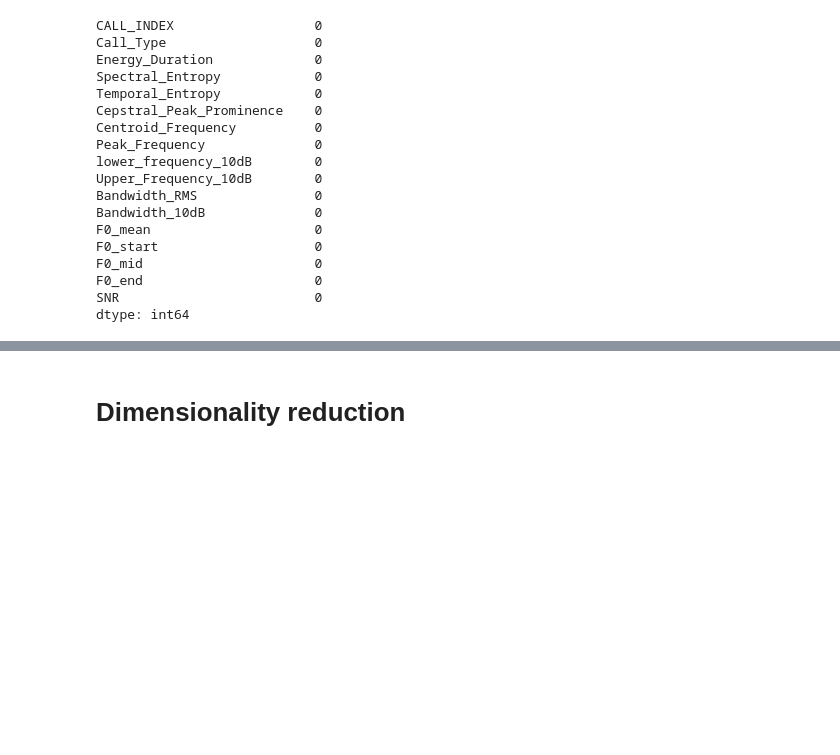
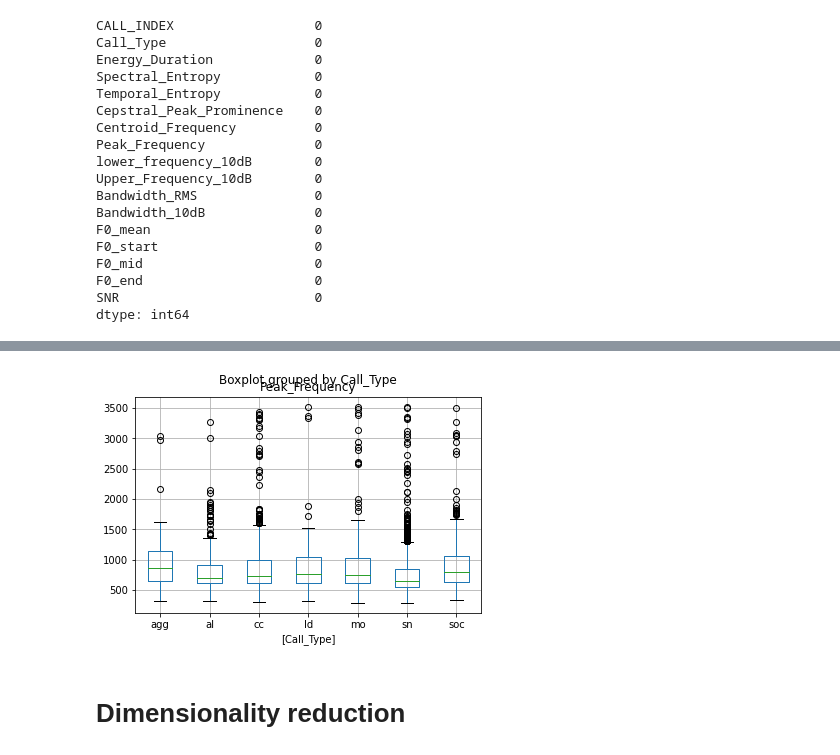
Before and after one commit to marathomas/meerkat, a Jupyter notebook: 05_Comparison_to_traditional.ipynb, the cells around one changed output, grey strips where cells are left out. Saved outputs shown, nothing was run; the diff lists cells and outputs as text; code cells hidden in the pictures; blank space fills up the shorter version.

```diff
--- a/05_Comparison_to_traditional.ipynb
+++ b/05_Comparison_to_traditional.ipynb
@@ -95,2 +113,6 @@ dtype: int64
+# %%
+boxplot = features[['Call_Type', 'Peak_Frequency']].boxplot(by='Call_Type')
+# %% [output]
+[figure, added]
 # %% [markdown]
 # Dimensionality reduction
```
Also changed, not shown: parts of 21 cells of this notebook.
